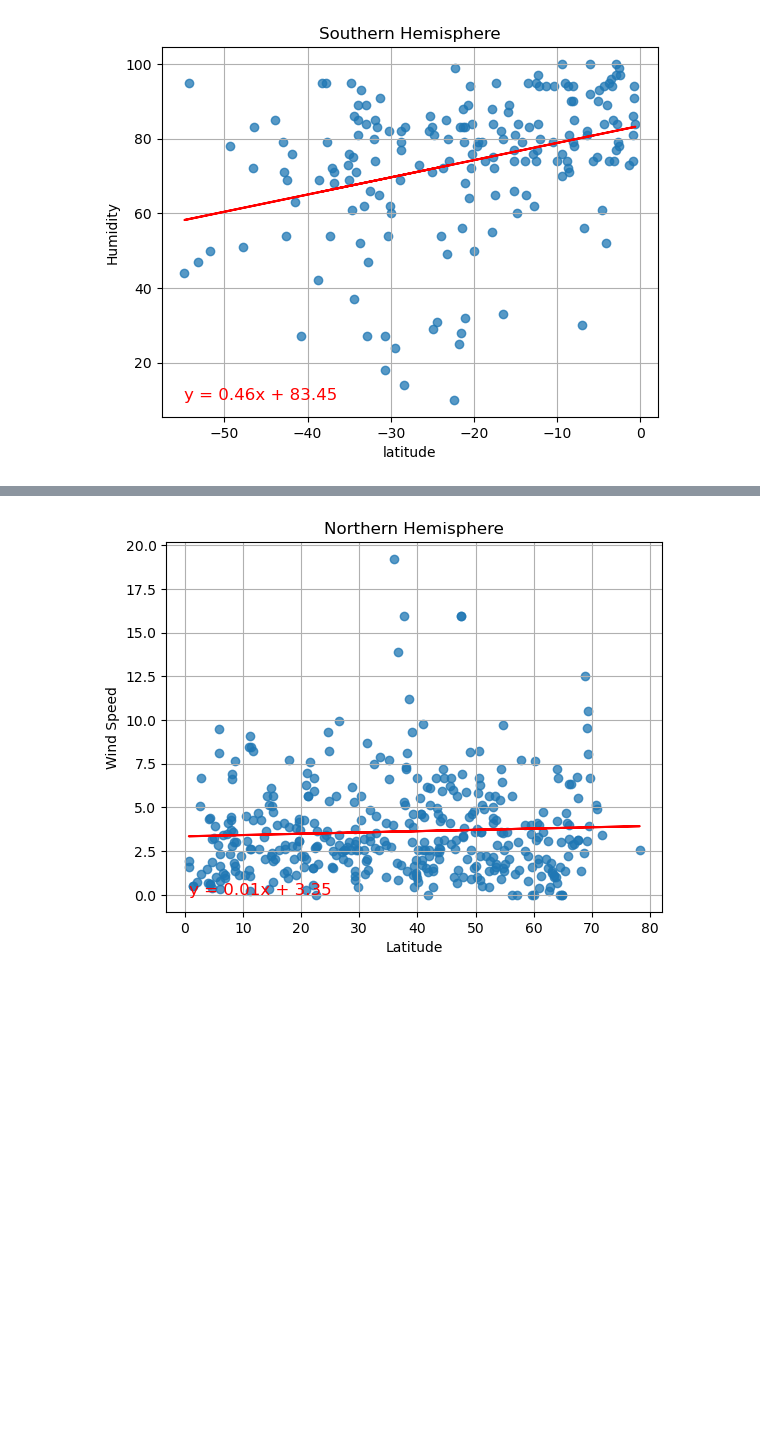
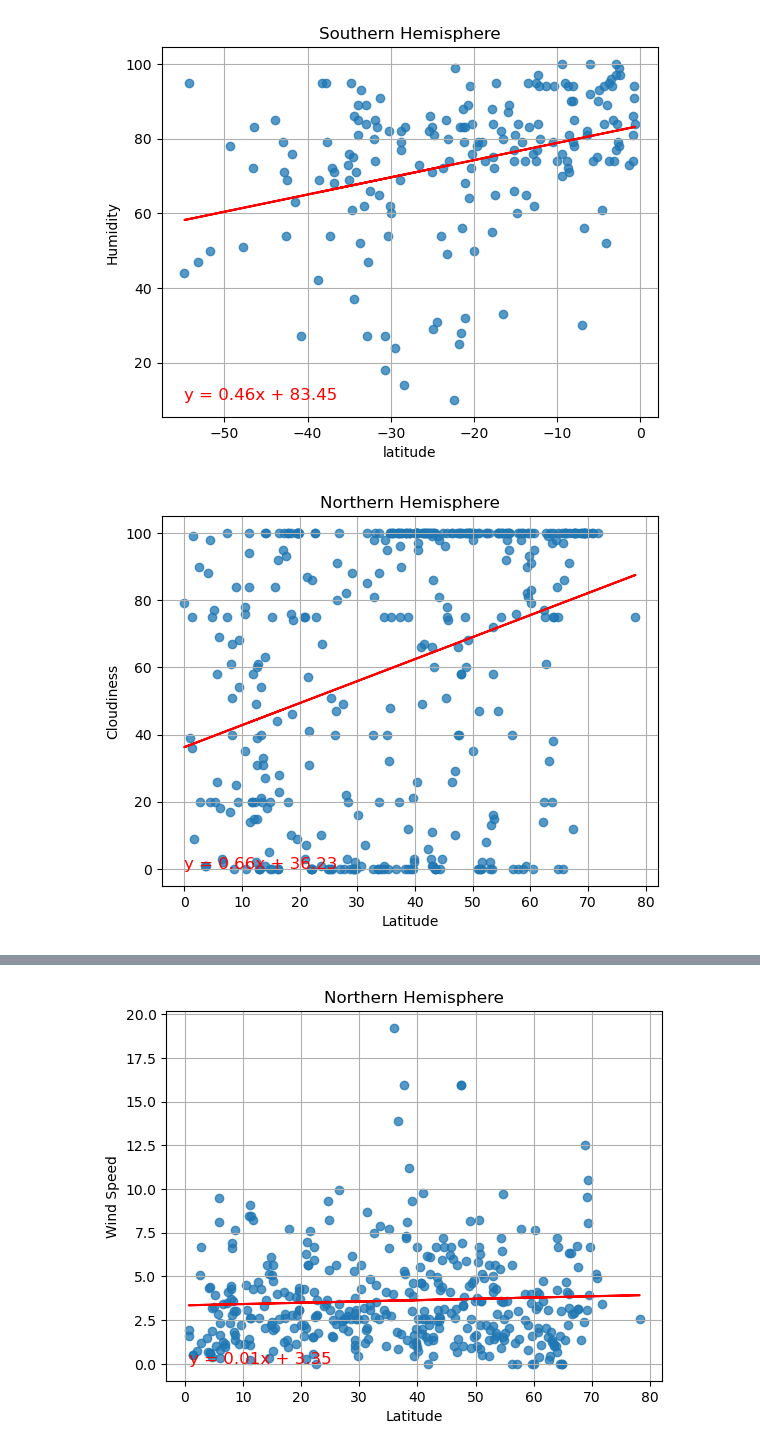
Before and after one commit to Simian12/python-api-challenge, a Jupyter notebook: WeatherPy/WeatherPy.ipynb, the cells around one changed output, grey strips where cells are left out. Cells and saved outputs as stored; diff of their text form; code cells hidden in the pictures; blank space fills up the shorter version.

```diff
--- a/WeatherPy/WeatherPy.ipynb
+++ b/WeatherPy/WeatherPy.ipynb
@@ -323,3 +323,11 @@ y_southern_hum=southern_hemi_df['Humidity']
 plot_linear_regression(x_southern_hum,y_southern_hum,"latitude",'Humidity','Southern Hemisphere')
 # %% [output]
 [figure]
+# %%
+# Northern Hemisphere
+x_north_clouds=northern_hemi_df['Lat']
+y_north_clouds=northern_hemi_df['Cloudiness']
+
+plot_linear_regression(x_north_clouds,y_north_clouds,'Latitude', "Cloudiness","Northern Hemisphere")
+# %% [output]
+[figure, added]
```
Also changed, not shown: parts of 15 cells of this notebook, 5 other files.
